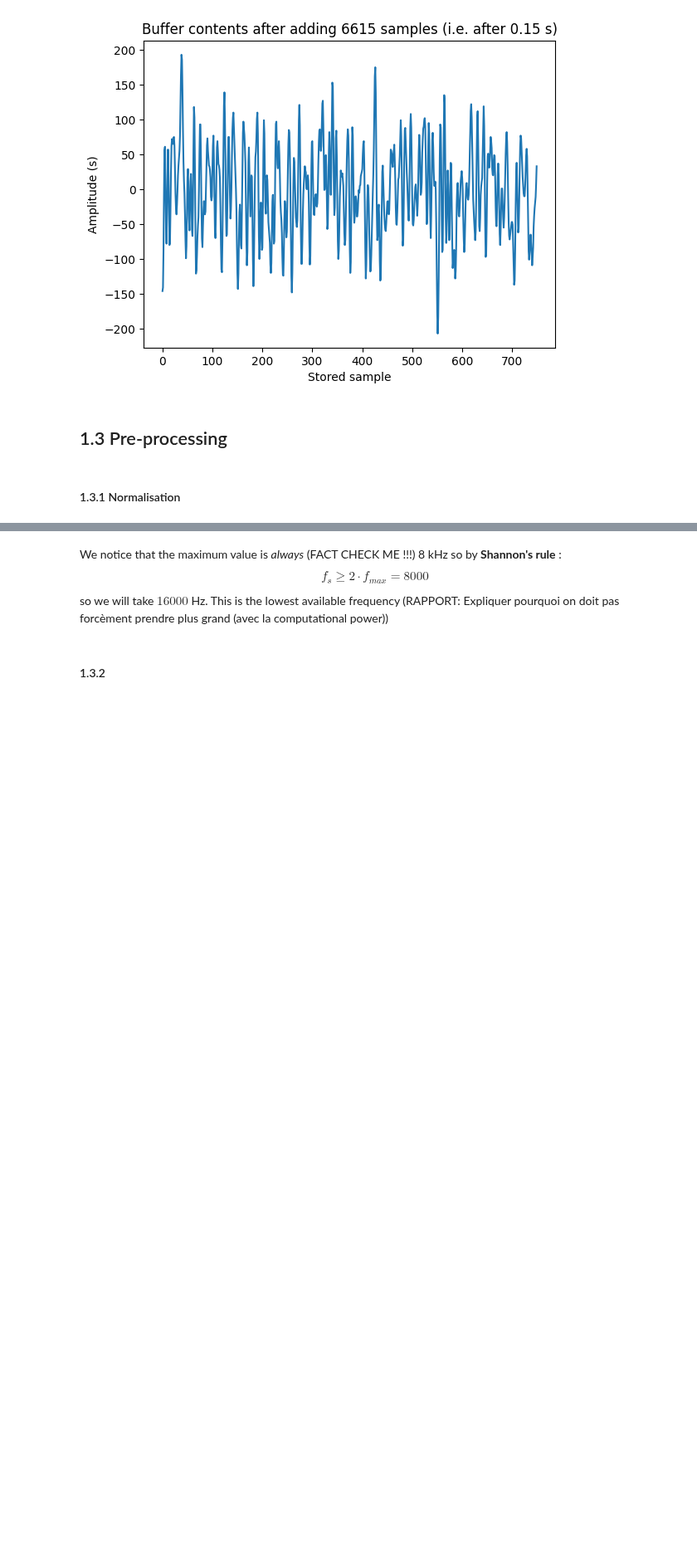
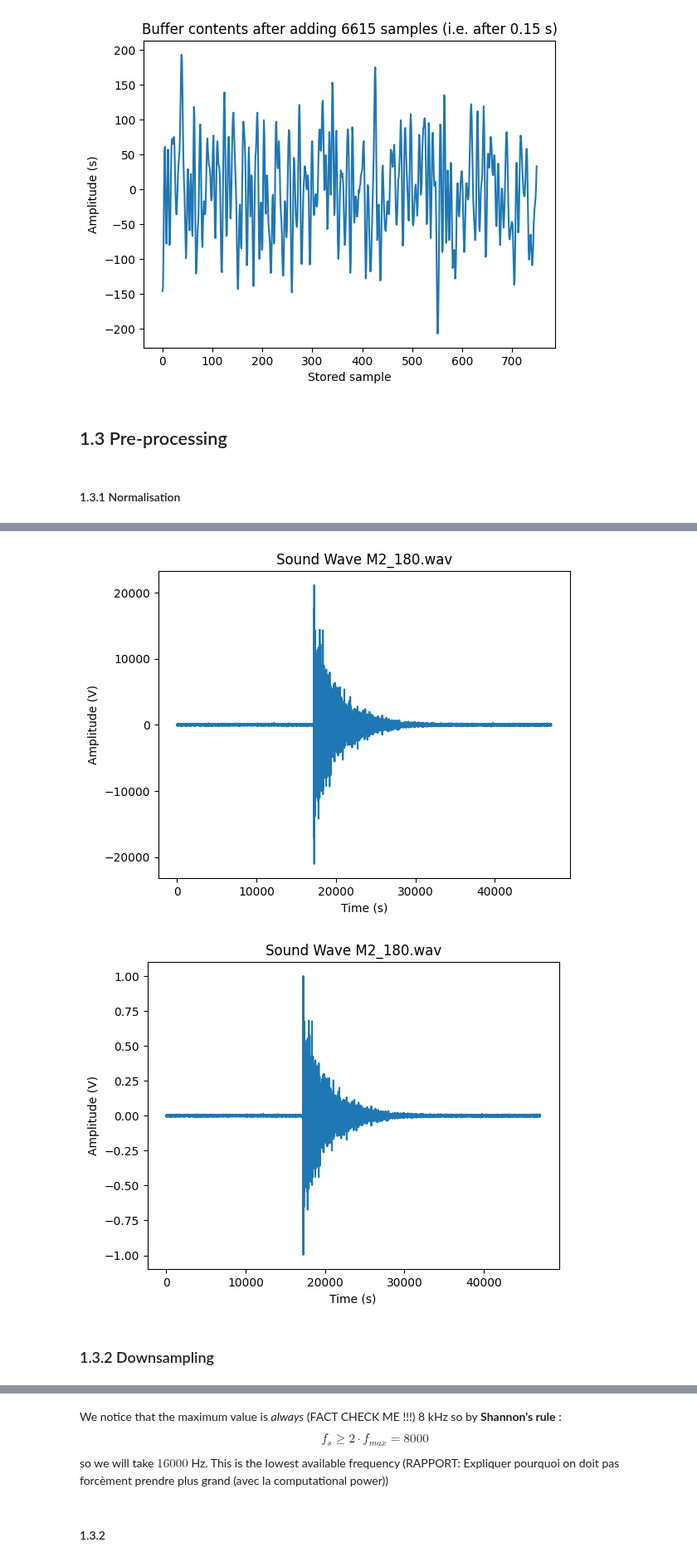
Before and after one commit to PizzaManStarted/projet_signal, a Jupyter notebook: code.ipynb, the cells around one changed output, grey strips where cells are left out. Shown at 83% size. Drawn from its saved outputs; the diff is of its cells as text; code cells hidden in the pictures; blank space fills up the shorter version.

Commit message:
fixed wrong x axis label for sound wave

```diff
--- a/code.ipynb
+++ b/code.ipynb
@@ -166,3 +161,17 @@ TypeError: plot_sin() missing 1 required positional argument: 'samples'
+# %%
+
+file_dir = "LocateClaps/"
+file_name = "M2_180.wav"
+
+_, data = read_wavefile(file_dir + file_name)
+
+simple_plot(data, plt_title=f"Sound Wave {file_name}", x_label="Time (s)", y_label="Amplitude (V)")
+simple_plot(normalise(data), plt_title=f"Sound Wave {file_name}", x_label="Time (s)", y_label="Amplitude (V)")
+# %% [output]
+[figure, added]
+[figure, added]
+# %% [markdown]
+### 1.3.2 Downsampling
 # %%
 # Let's first take an example:
 fs = 44.1 * 1000
```
Also changed, not shown: parts of 5 cells of this notebook.
